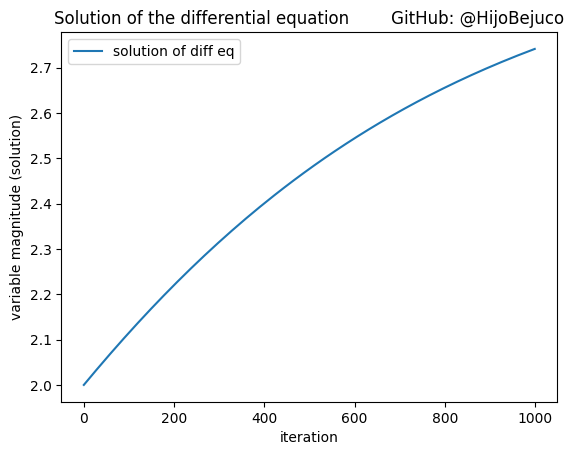
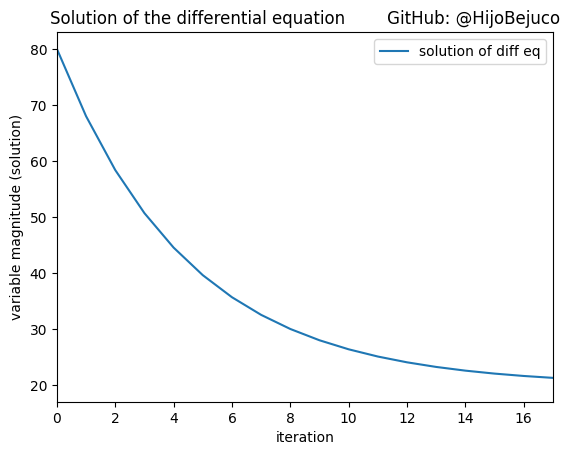
The change to this notebook cell's code, shown as a diff; its figure went from the first image to the second:
--- before
+++ after
@@ -10,4 +10,5 @@
 ax.set_title('Solution of the differential equation        GitHub: @HijoBejuco')
 
+ax.set_xlim(0, 17)
 # Add a legend
 ax.legend()

Commit: documenting and creating the function that solves a system of n differential equations